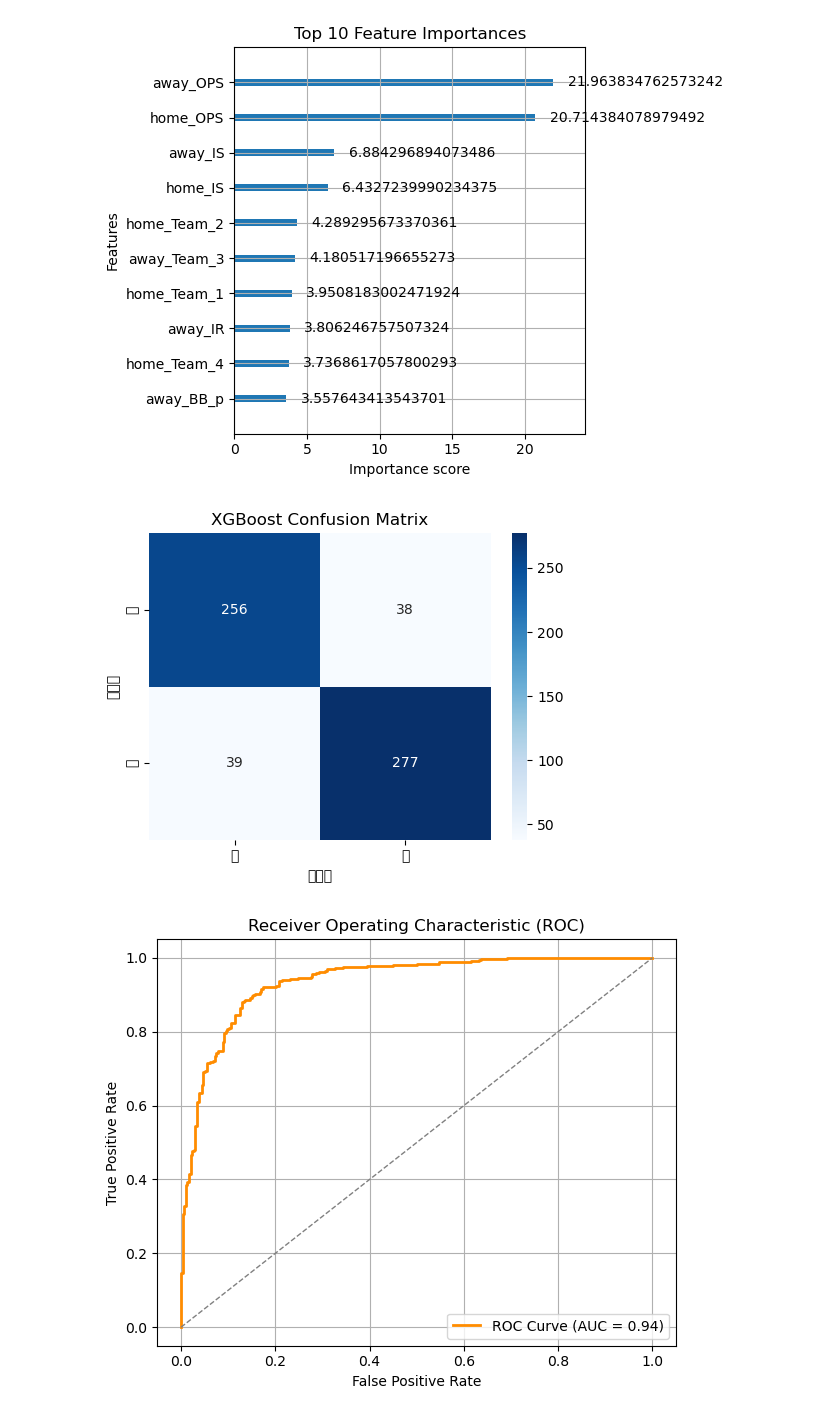
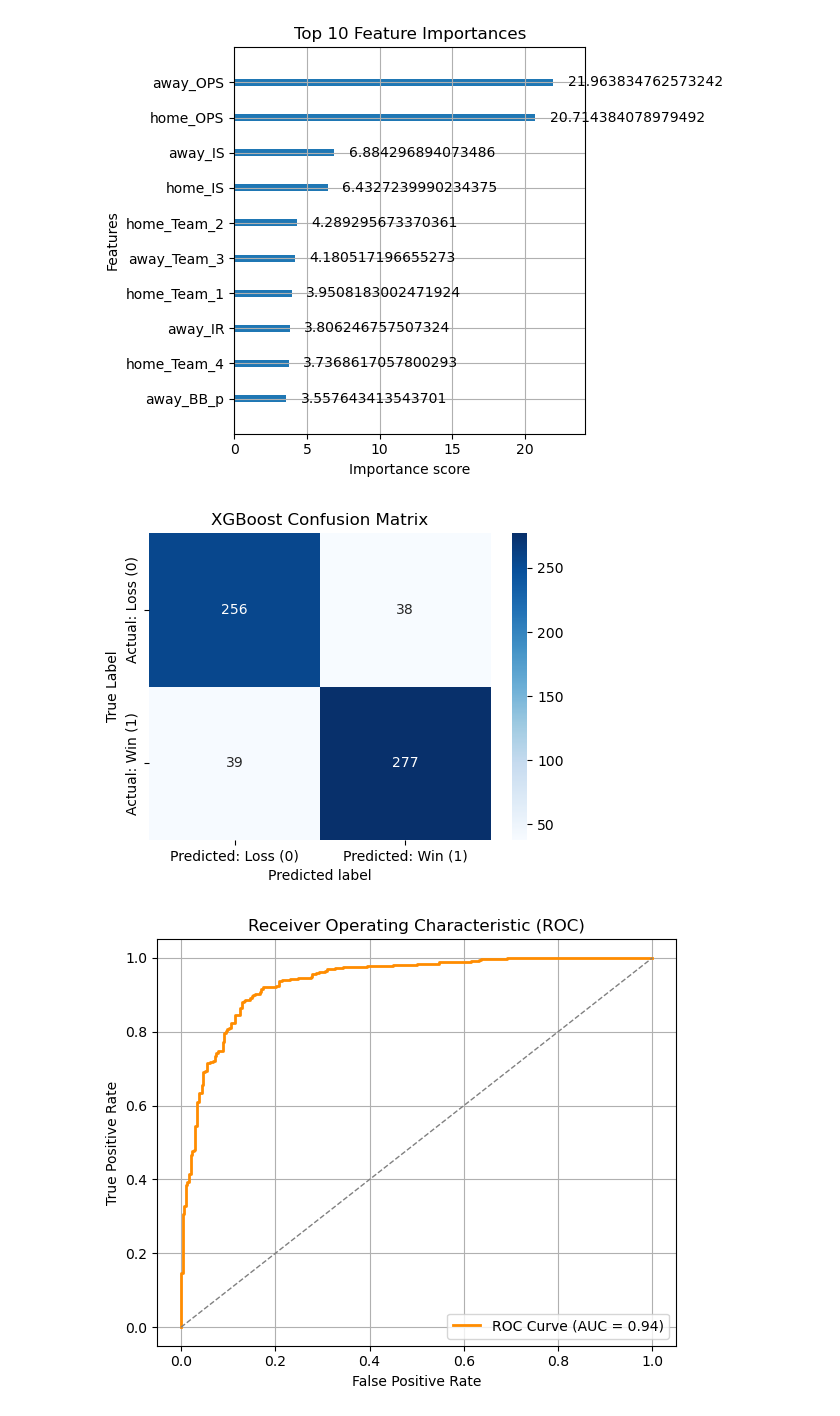
Before and after one commit to alstj6201/KBO_Prediction_ML, a Jupyter notebook: models/현빈_XGBoost.ipynb, the cells around one changed output. Saved outputs shown, nothing was run; the diff lists cells and outputs as text; code cells hidden in the pictures.

```diff
--- a/models/현빈_XGBoost.ipynb
+++ b/models/현빈_XGBoost.ipynb
@@ -251,18 +251,20 @@ plt.show()
 # %%
 import seaborn as sns
 import numpy as np
 
 cm = confusion_matrix(y_test, best_model.predict(X_test))
 
 plt.figure(figsize=(5, 4))
-sns.heatmap(cm, annot=True, fmt='d', cmap='Blues', xticklabels=['패', '승'], yticklabels=['패', '승'])
-plt.xlabel('예측값')
-plt.ylabel('실제값')
+sns.heatmap(cm, annot=True, fmt='d', cmap='Blues',
+            xticklabels=['Predicted: Loss (0)', 'Predicted: Win (1)'],
+            yticklabels=['Actual: Loss (0)', 'Actual: Win (1)'])
+plt.xlabel('Predicted label')
+plt.ylabel('True Label')
 plt.title('XGBoost Confusion Matrix')
 plt.tight_layout()
 plt.show()
 # %% [output]
-[figure, old version]
+[figure, new version]
 # %%
 from sklearn.metrics import roc_curve, auc
 
```
